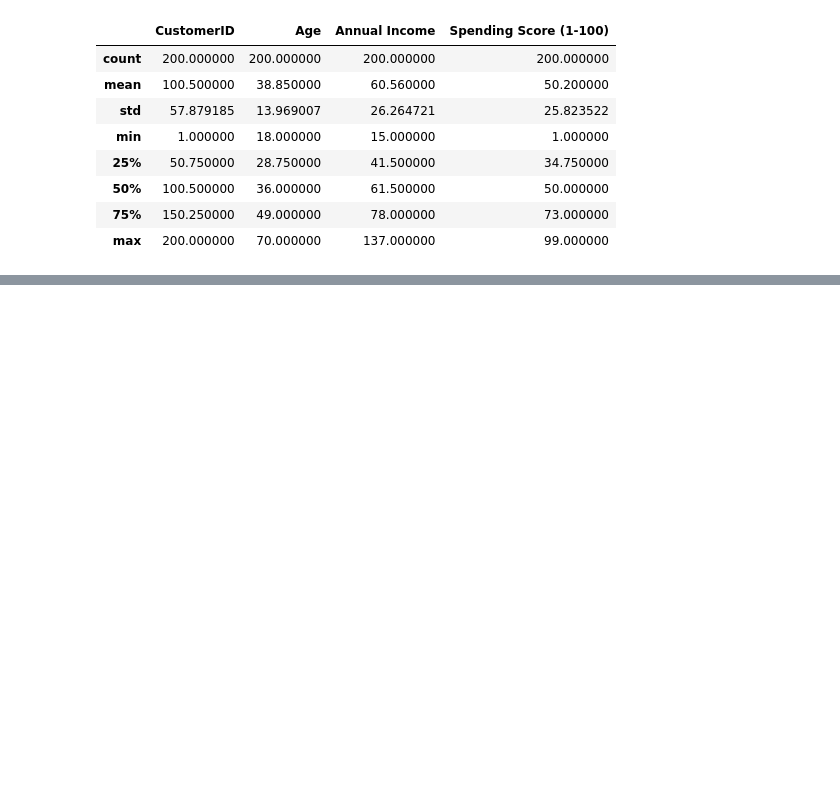
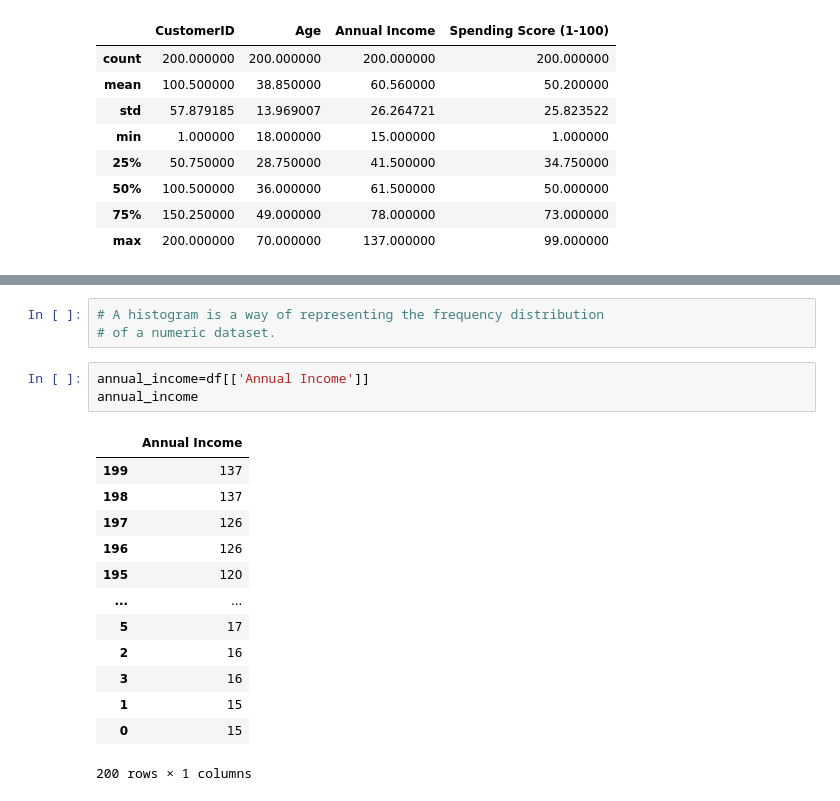
Before and after one commit to ayushagarwal42/trainingtask1, a Jupyter notebook: python_operations.ipynb, the cells around one changed output, grey strips where cells are left out. Saved outputs shown, nothing was run; the diff lists cells and outputs as text; blank space fills up the shorter version.

```diff
--- a/python_operations.ipynb
+++ b/python_operations.ipynb
@@ -436,0 +520,20 @@ df.describe()
+# %%
+# A histogram is a way of representing the frequency distribution
+# of a numeric dataset.
+# %%
+annual_income=df[['Annual Income']]
+annual_income
+# %% [output]
+|  | Annual Income |
+| 199 | 137 |
+| 198 | 137 |
+| 197 | 126 |
+| 196 | 126 |
+| 195 | 120 |
+| ... | ... |
+| 5 | 17 |
+| 2 | 16 |
+| 3 | 16 |
+| 1 | 15 |
+| 0 | 15 |
+200 rows × 1 columns
```
Also changed, not shown: parts of 31 cells of this notebook.
